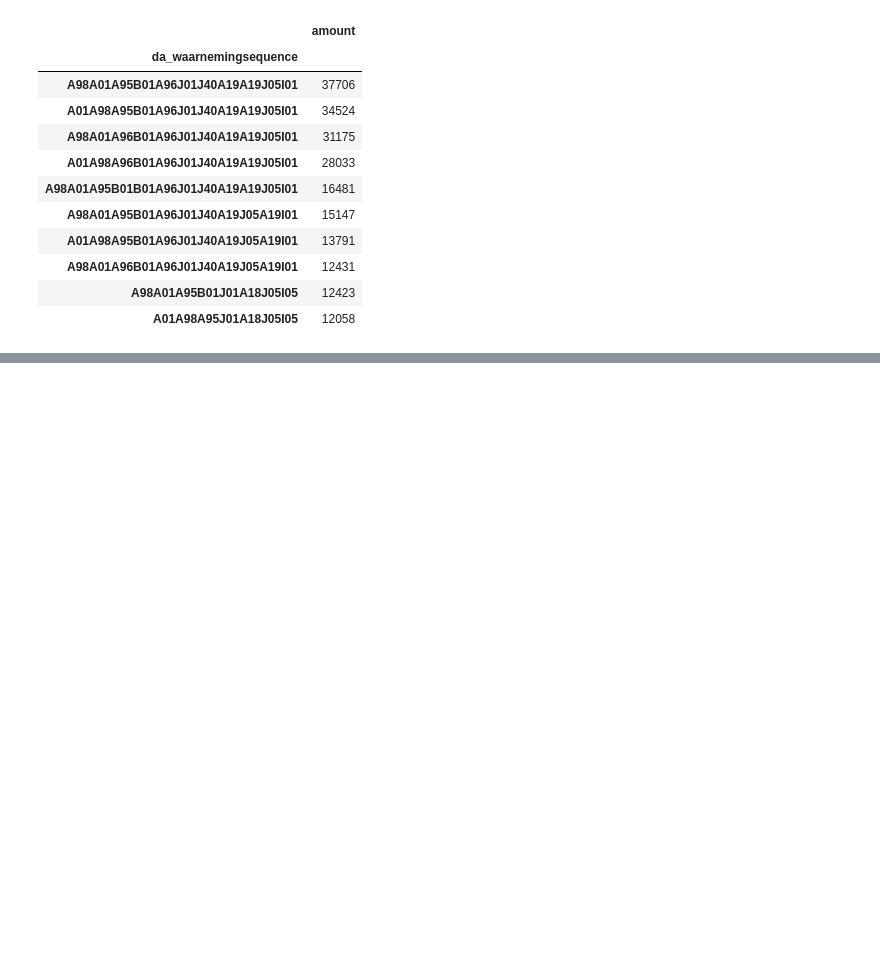
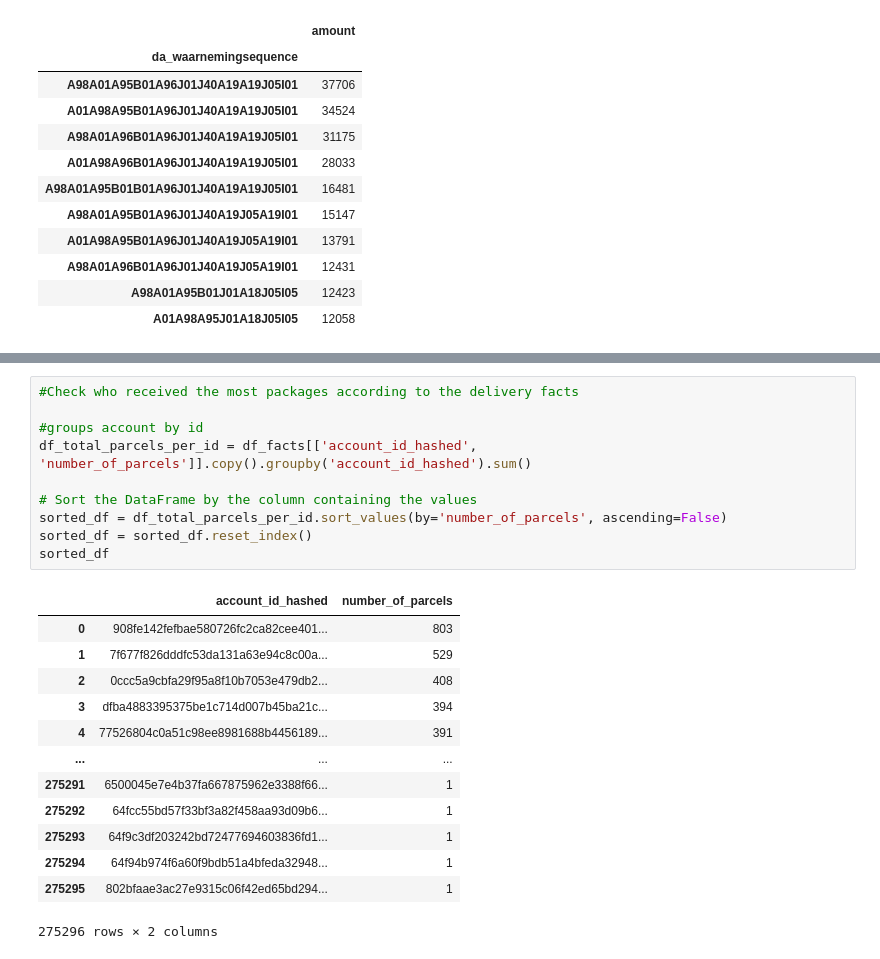
Before and after one commit to hvdv99/DataBridge, a Jupyter notebook: data/eda.ipynb, the cells around one changed output, grey strips where cells are left out. Drawn from its saved outputs; the diff is of its cells as text; blank space fills up the shorter version.

```diff
--- a/EDA + Data Enrichment/EDA.ipynb
+++ b/data/eda.ipynb
@@ -637,0 +558,24 @@ Name: count, dtype: int64
+# %%
+#Check who received the most packages according to the delivery facts
+
+#groups account by id
+df_total_parcels_per_id = df_facts[['account_id_hashed', 'number_of_parcels']].copy().groupby('account_id_hashed').sum()
+
+# Sort the DataFrame by the column containing the values
+sorted_df = df_total_parcels_per_id.sort_values(by='number_of_parcels', ascending=False)
+sorted_df = sorted_df.reset_index()
+sorted_df
+# %% [output]
+|  | account_id_hashed | number_of_parcels |
+| 0 | 908fe142fefbae580726fc2ca82cee401... | 803 |
+| 1 | 7f677f826dddfc53da131a63e94c8c00a... | 529 |
+| 2 | 0ccc5a9cbfa29f95a8f10b7053e479db2... | 408 |
+| 3 | dfba4883395375be1c714d007b45ba21c... | 394 |
+| 4 | 77526804c0a51c98ee8981688b4456189... | 391 |
+| ... | ... | ... |
+| 275291 | 6500045e7e4b37fa667875962e3388f66... | 1 |
+| 275292 | 64fcc55bd57f33bf3a82f458aa93d09b6... | 1 |
+| 275293 | 64f9c3df203242bd72477694603836fd1... | 1 |
+| 275294 | 64f94b974f6a60f9bdb51a4bfeda32948... | 1 |
+| 275295 | 802bfaae3ac27e9315c06f42ed65bd294... | 1 |
+275296 rows × 2 columns
```
Also changed, not shown: parts of 23 cells of this notebook, 2 other files.
